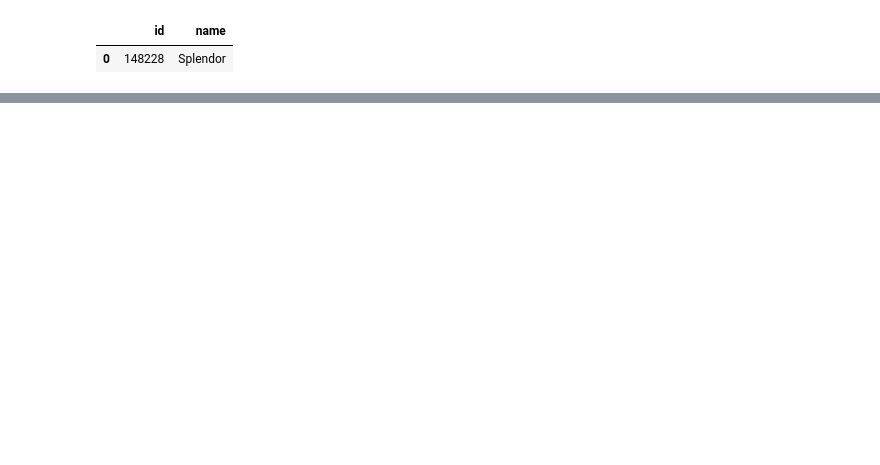
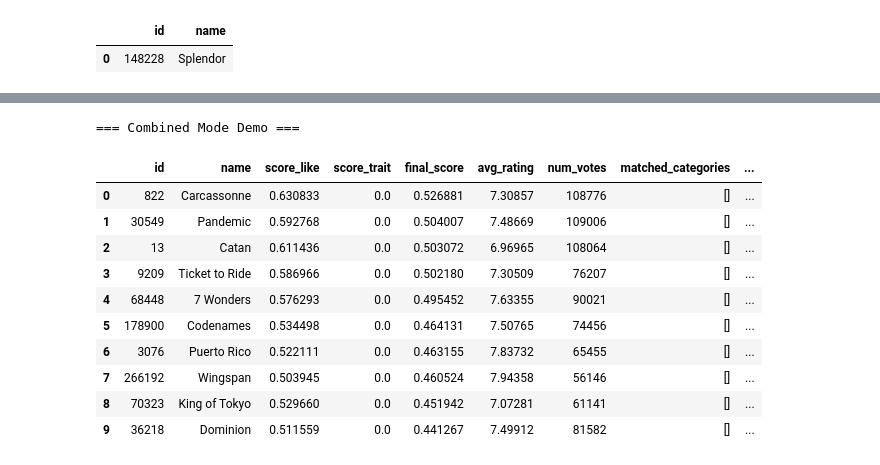
Before and after one commit to FullyMed/My_Projects, a Jupyter notebook: Data_Science/BoardGames_Analyzer/Notebooks/08_Discovery_Engine.ipynb, the cells around one changed output, grey strips where cells are left out. Drawn from its saved outputs; the diff is of its cells as text; code cells hidden in the pictures; blank space fills up the shorter version.

```diff
--- a/Data_Science/BoardGames_Analyzer/Notebooks/08_Discovery_Engine.ipynb
+++ b/Data_Science/BoardGames_Analyzer/Notebooks/08_Discovery_Engine.ipynb
@@ -214,45 +450,37 @@ def topk_from_sim(seed_ids, sim_csr, k=1200, strategy="mean"):
     items = sorted(scores.items(), key=lambda x: x[1], reverse=True)[:k]
     return pd.Series(dict(items), dtype=float)
 # %%
-df_names = df_meta[[NAME_COL]].copy()
+df_names = df_meta_clean[[NAME_COL]].copy()
 df_names["name_norm"] = df_names[NAME_COL].fillna("").apply(norm_token)
 
 def search_titles(query, topn=10):
     q = norm_token(query)
     if not q:
         return pd.DataFrame(columns=["id", "name"])
-    # exact match first
+
     exact = df_names[df_names["name_norm"] == q].reset_index()[["id", NAME_COL]]
     if len(exact) > 0:
         exact.columns = ["id", "name"]
         return exact.head(topn)
 
-    # contains match
     cand = df_names[df_names["name_norm"].str.contains(re.escape(q), na=False)].reset_index()[["id", NAME_COL]]
     cand.columns = ["id", "name"]
 
-    # rank by popularity/usersrated if available
-    if "usersrated" in df_meta.columns:
-        cand = cand.merge(df_meta[["usersrated"]], left_on="id", right_index=True, how="left")
+    if "usersrated" in df_meta_clean.columns:
+        cand = cand.merge(df_meta_clean[["usersrated"]], left_on="id", right_index=True, how="left")
         cand["usersrated"] = pd.to_numeric(cand["usersrated"], errors="coerce").fillna(0)
         cand = cand.sort_values("usersrated", ascending=False).drop(columns=["usersrated"])
-    else:
-        cand = cand.copy()
 
     return cand.head(topn)
 
+
 def resolve_titles_to_ids(titles, pick="auto"):
-    """
-    titles: list[str]
-    pick:
-      - "auto": pick best match (most usersrated) if ambiguous
-      - "all": return all matches (can be messy)
-    """
     seed_ids = []
     candidates_info = []
 
     for t in titles:
         matches = search_titles(t, topn=10)
+
         if len(matches) == 0:
             candidates_info.append((t, []))
             continue
@@ -262,10 +490,9 @@ def resolve_titles_to_ids(titles, pick="auto"):
 
         if pick == "all":
             seed_ids.extend(ids)
-        else:  # auto: pick top-1
+        else:
             seed_ids.append(int(ids[0]))
 
-    # dedupe keep order
     seen = set()
     uniq = []
     for x in seed_ids:
@@ -275,7 +502,7 @@ def resolve_titles_to_ids(titles, pick="auto"):
 
     return uniq, candidates_info
 
-# quick test
+
 search_titles("splendor", topn=5)
 # %% [output]
 |  | id | name |
@@ -587,0 +1078,32 @@ discover(
+# %%
+print("=== Combined Mode Demo ===")
+
+test_combined = discover(
+    query_titles=["Splendor", "Azul"],
+    wanted_categories=["Strategy", "Family"],
+    top_n=15
+)
+
+cols_to_show = [
+    "id", "name",
+    "score_like", "score_trait", "final_score",
+    "avg_rating", "num_votes",
+    "matched_categories", "matched_mechanics",
+    "reason"
+]
+
+cols_to_show = [c for c in cols_to_show if c in test_combined.columns]
+display(test_combined[cols_to_show].head(10))
+# %% [output]
+=== Combined Mode Demo ===
+|  | id | name | score_like | score_trait | final_score | avg_rating | num_votes | matched_categories | ... |
+| 0 | 822 | Carcassonne | 0.630833 | 0.0 | 0.526881 | 7.30857 | 108776 | [] | ... |
+| 1 | 30549 | Pandemic | 0.592768 | 0.0 | 0.504007 | 7.48669 | 109006 | [] | ... |
+| 2 | 13 | Catan | 0.611436 | 0.0 | 0.503072 | 6.96965 | 108064 | [] | ... |
+| 3 | 9209 | Ticket to Ride | 0.586966 | 0.0 | 0.502180 | 7.30509 | 76207 | [] | ... |
+| 4 | 68448 | 7 Wonders | 0.576293 | 0.0 | 0.495452 | 7.63355 | 90021 | [] | ... |
+| 5 | 178900 | Codenames | 0.534498 | 0.0 | 0.464131 | 7.50765 | 74456 | [] | ... |
+| 6 | 3076 | Puerto Rico | 0.522111 | 0.0 | 0.463155 | 7.83732 | 65455 | [] | ... |
+| 7 | 266192 | Wingspan | 0.503945 | 0.0 | 0.460524 | 7.94358 | 56146 | [] | ... |
+| 8 | 70323 | King of Tokyo | 0.529660 | 0.0 | 0.451942 | 7.07281 | 61141 | [] | ... |
+| 9 | 36218 | Dominion | 0.511559 | 0.0 | 0.441267 | 7.49912 | 81582 | [] | ... |
```
Also changed, not shown: parts of 20 cells of this notebook.
